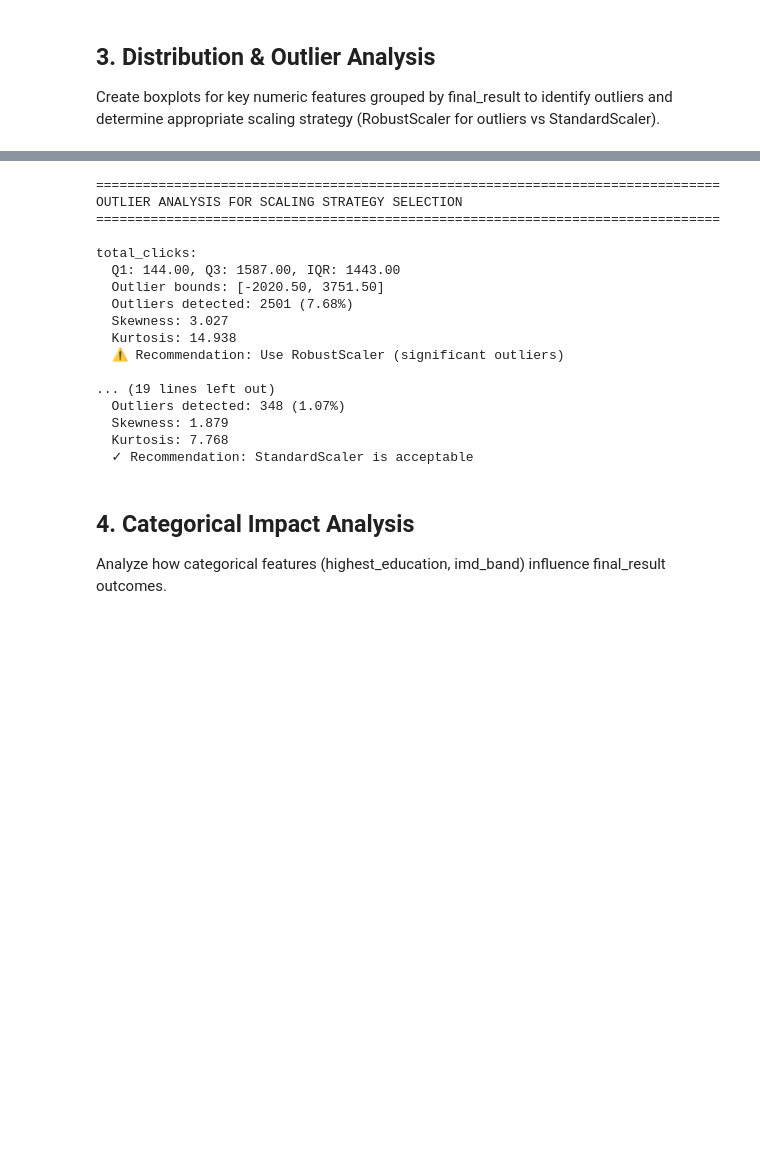
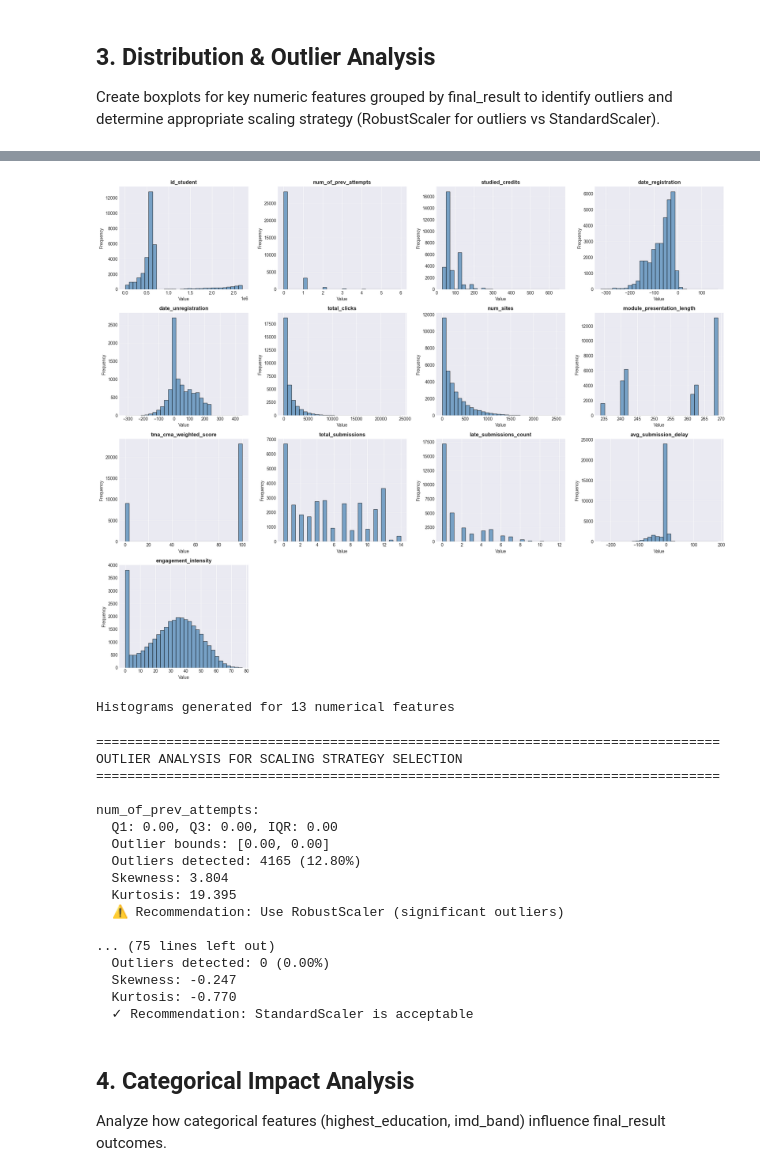
Before and after one commit to Lithika-Ramesh/data-mining, a Jupyter notebook: data_analysis/merged_data/eda_merged.ipynb, the cells around one changed output, grey strips where cells are left out. Saved outputs shown, nothing was run; the diff lists cells and outputs as text; code cells hidden in the pictures; blank space fills up the shorter version.

```diff
--- a/data_analysis/merged_data/eda_merged.ipynb
+++ b/data_analysis/merged_data/eda_merged.ipynb
@@ -322,10 +350,40 @@ plt.show()
+# %%
+# Create histograms for all numerical features
+numeric_features = df.select_dtypes(include=[np.number]).columns.tolist()
+
+# Calculate grid dimensions
+n_features = len(numeric_features)
+n_cols = 4
+n_rows = (n_features + n_cols - 1) // n_cols
+
+fig, axes = plt.subplots(n_rows, n_cols, figsize=(20, n_rows * 4))
+axes_flat = axes.flatten()
+
+for idx, feature in enumerate(numeric_features):
+    axes_flat[idx].hist(df[feature].dropna(), bins=30, color='steelblue', edgecolor='black', alpha=0.7)
+    axes_flat[idx].set_title(f'{feature}', fontsize=12, fontweight='bold')
+    axes_flat[idx].set_xlabel('Value', fontsize=10)
+    axes_flat[idx].set_ylabel('Frequency', fontsize=10)
+    axes_flat[idx].grid(axis='y', alpha=0.3)
+
+# Hide empty subplots
+for idx in range(n_features, len(axes_flat)):
+    fig.delaxes(axes_flat[idx])
+
+plt.tight_layout()
+plt.show()
+
+print(f"Histograms generated for {n_features} numerical features")
+# %% [output]
+[figure, added]
+Histograms generated for 13 numerical features
 # %%
 # Detailed outlier analysis
 print("="*80)
 print("OUTLIER ANALYSIS FOR SCALING STRATEGY SELECTION")
 print("="*80)
 
-for feature in features_present:
+for feature in features_to_analyze:
     print(f"\n{feature}:")
 
     # Calculate IQR-based outliers
@@ -353,18 +411,18 @@ for feature in features_present:
 OUTLIER ANALYSIS FOR SCALING STRATEGY SELECTION
 ================================================================================
 
-total_clicks:
-  Q1: 144.00, Q3: 1587.00, IQR: 1443.00
-  Outlier bounds: [-2020.50, 3751.50]
-  Outliers detected: 2501 (7.68%)
-  Skewness: 3.027
-  Kurtosis: 14.938
+num_of_prev_attempts:
+  Q1: 0.00, Q3: 0.00, IQR: 0.00
+  Outlier bounds: [0.00, 0.00]
+  Outliers detected: 4165 (12.80%)
+  Skewness: 3.804
+  Kurtosis: 19.395
   ⚠ Recommendation: Use RobustScaler (significant outliers)
 
-... (19 lines left out)
-  Outliers detected: 348 (1.07%)
-  Skewness: 1.879
-  Kurtosis: 7.768
+... (75 lines left out)
+  Outliers detected: 0 (0.00%)
+  Skewness: -0.247
+  Kurtosis: -0.770
   ✓ Recommendation: StandardScaler is acceptable
 # %% [markdown]
 ## 4. Categorical Impact Analysis
```
Also changed, not shown: parts of 12 cells of this notebook.
